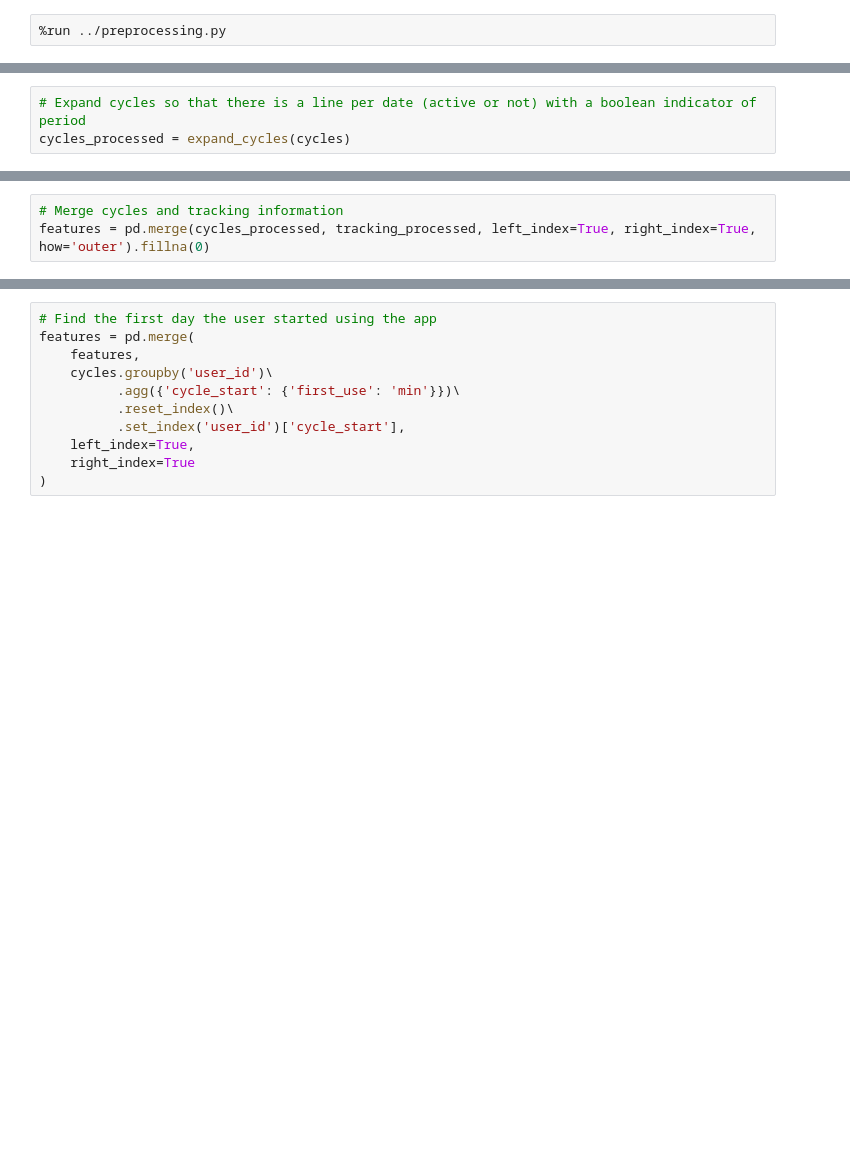
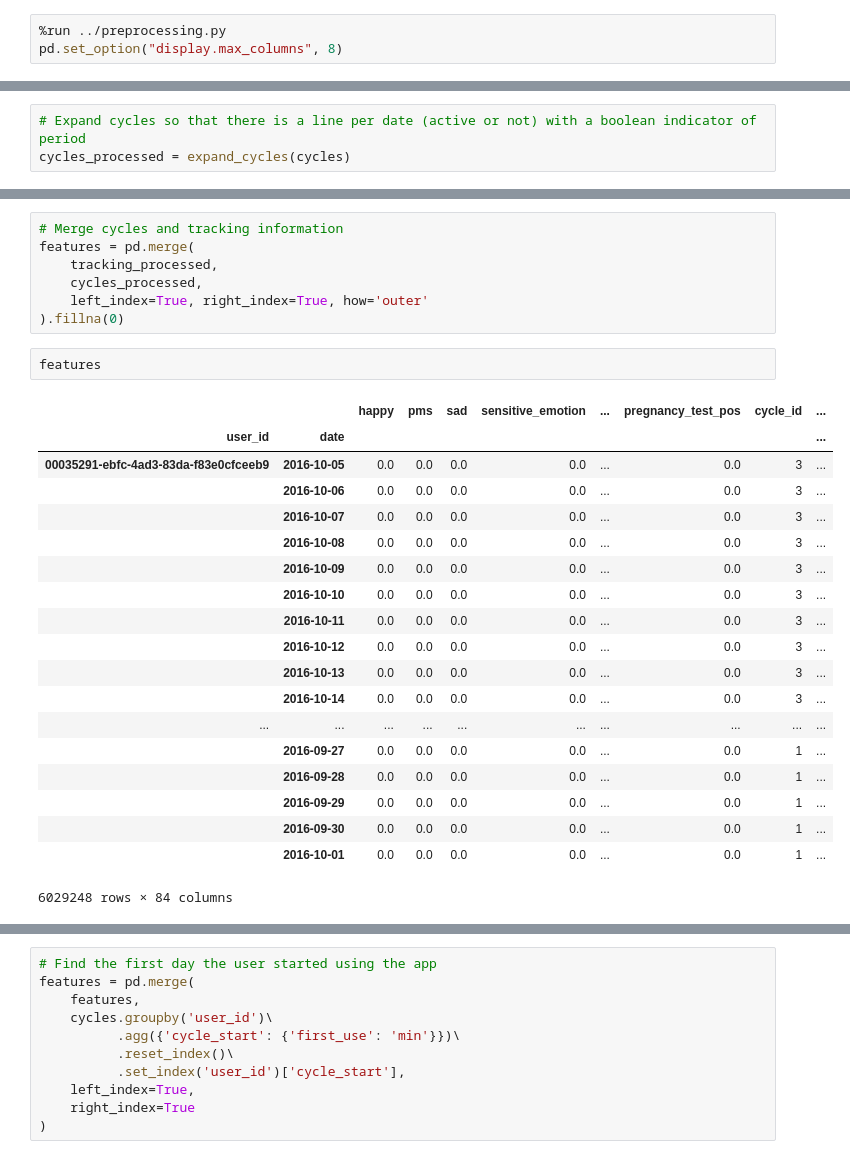
Before and after one commit to felipeam86/clue_hackathon_code, a Jupyter notebook: notebooks/1.0-Prepare-training-data.ipynb, the cells around one changed output, grey strips where cells are left out. Saved outputs shown, nothing was run; the diff lists cells and outputs as text; blank space fills up the shorter version.

```diff
--- a/notebooks/1.0-Prepare-training-data.ipynb
+++ b/notebooks/1.0-Prepare-training-data.ipynb
@@ -4,3 +3,4 @@ import warnings
 warnings.filterwarnings('ignore')
 # %%
 %run ../preprocessing.py
+pd.set_option("display.max_columns", 8)
@@ -13,3 +52,29 @@ tracking_processed = process_tracking(tracking)
 # %%
 # Merge cycles and tracking information
-features = pd.merge(cycles_processed, tracking_processed, left_index=True, right_index=True, how='outer').fillna(0)
+features = pd.merge(
+    tracking_processed,
+    cycles_processed,
+    left_index=True, right_index=True, how='outer'
+).fillna(0)
+# %%
+features
+# %% [output]
+|  |  | happy | pms | sad | sensitive_emotion | ... | pregnancy_test_pos | cycle_id | ... |
+| user_id | date |  |  |  |  |  |  |  | ... |
+| 00035291-ebfc-4ad3-83da-f83e0cfceeb9 | 2016-10-05 | 0.0 | 0.0 | 0.0 | 0.0 | ... | 0.0 | 3 | ... |
+|  | 2016-10-06 | 0.0 | 0.0 | 0.0 | 0.0 | ... | 0.0 | 3 | ... |
+|  | 2016-10-07 | 0.0 | 0.0 | 0.0 | 0.0 | ... | 0.0 | 3 | ... |
+|  | 2016-10-08 | 0.0 | 0.0 | 0.0 | 0.0 | ... | 0.0 | 3 | ... |
+|  | 2016-10-09 | 0.0 | 0.0 | 0.0 | 0.0 | ... | 0.0 | 3 | ... |
+|  | 2016-10-10 | 0.0 | 0.0 | 0.0 | 0.0 | ... | 0.0 | 3 | ... |
+|  | 2016-10-11 | 0.0 | 0.0 | 0.0 | 0.0 | ... | 0.0 | 3 | ... |
+|  | 2016-10-12 | 0.0 | 0.0 | 0.0 | 0.0 | ... | 0.0 | 3 | ... |
+|  | 2016-10-13 | 0.0 | 0.0 | 0.0 | 0.0 | ... | 0.0 | 3 | ... |
+|  | 2016-10-14 | 0.0 | 0.0 | 0.0 | 0.0 | ... | 0.0 | 3 | ... |
+| ... | ... | ... | ... | ... | ... | ... | ... | ... | ... |
+|  | 2016-09-27 | 0.0 | 0.0 | 0.0 | 0.0 | ... | 0.0 | 1 | ... |
+|  | 2016-09-28 | 0.0 | 0.0 | 0.0 | 0.0 | ... | 0.0 | 1 | ... |
+|  | 2016-09-29 | 0.0 | 0.0 | 0.0 | 0.0 | ... | 0.0 | 1 | ... |
+|  | 2016-09-30 | 0.0 | 0.0 | 0.0 | 0.0 | ... | 0.0 | 1 | ... |
+|  | 2016-10-01 | 0.0 | 0.0 | 0.0 | 0.0 | ... | 0.0 | 1 | ... |
+6029248 rows × 84 columns
```
Also changed, not shown: parts of 14 cells of this notebook.
